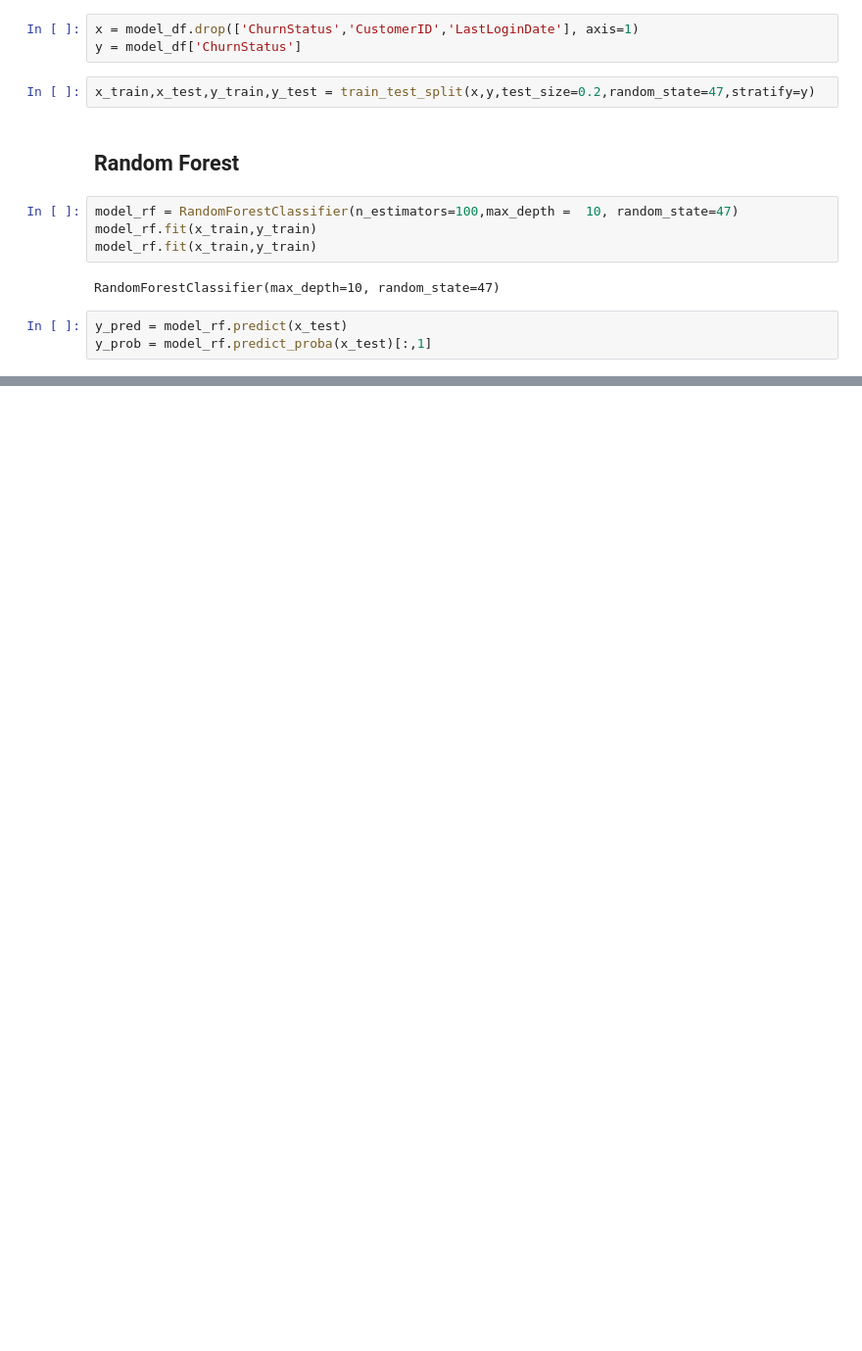
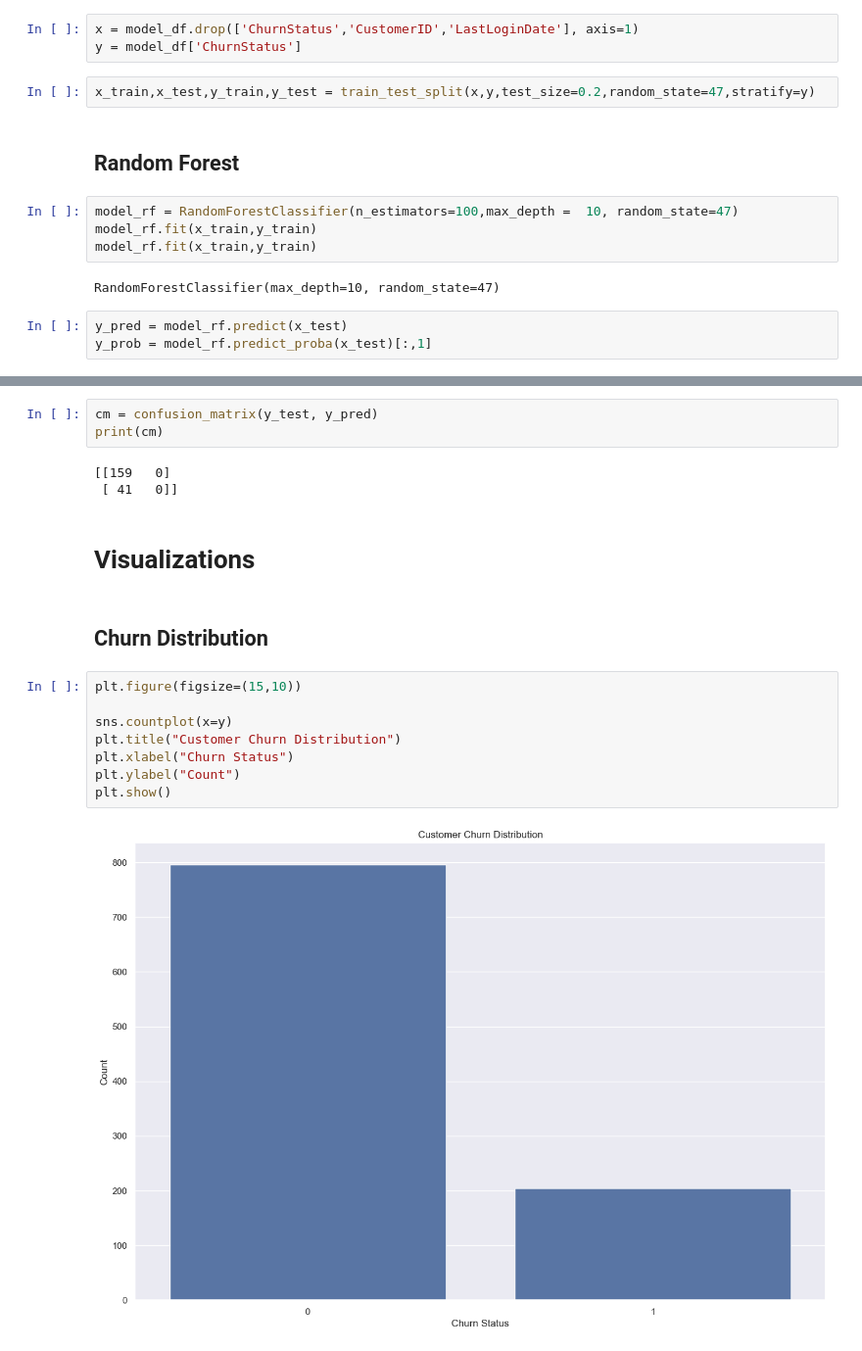
Before and after one commit to Pranav-1719/Data-Science-Machine-Learning, a Jupyter notebook: Customer-Churn-Prediction/Customer Churn Prediction and Behavior Analysis.ipynb, the cells around one changed output, grey strips where cells are left out. Shown at 98% size. Saved outputs shown, nothing was run; the diff lists cells and outputs as text; blank space fills up the shorter version.

Commit message:
feat: complete customer churn prediction workflow with model evaluation and insights

```diff
--- a/Customer-Churn-Prediction/Customer Churn Prediction and Behavior Analysis.ipynb
+++ b/Customer-Churn-Prediction/Customer Churn Prediction and Behavior Analysis.ipynb
@@ -695,0 +717,20 @@ y_prob = model_rf.predict_proba(x_test)[:,1]
+# %%
+cm = confusion_matrix(y_test, y_pred)
+print(cm)
+# %% [output]
+[[159   0]
+ [ 41   0]]
+# %% [markdown]
+<h1>Visualizations
+# %% [markdown]
+<h2>Churn Distribution
+# %%
+plt.figure(figsize=(15,10))
+
+sns.countplot(x=y)
+plt.title("Customer Churn Distribution")
+plt.xlabel("Churn Status")
+plt.ylabel("Count")
+plt.show()
+# %% [output]
+[figure, added]
```
Also changed, not shown: parts of 17 cells of this notebook.
